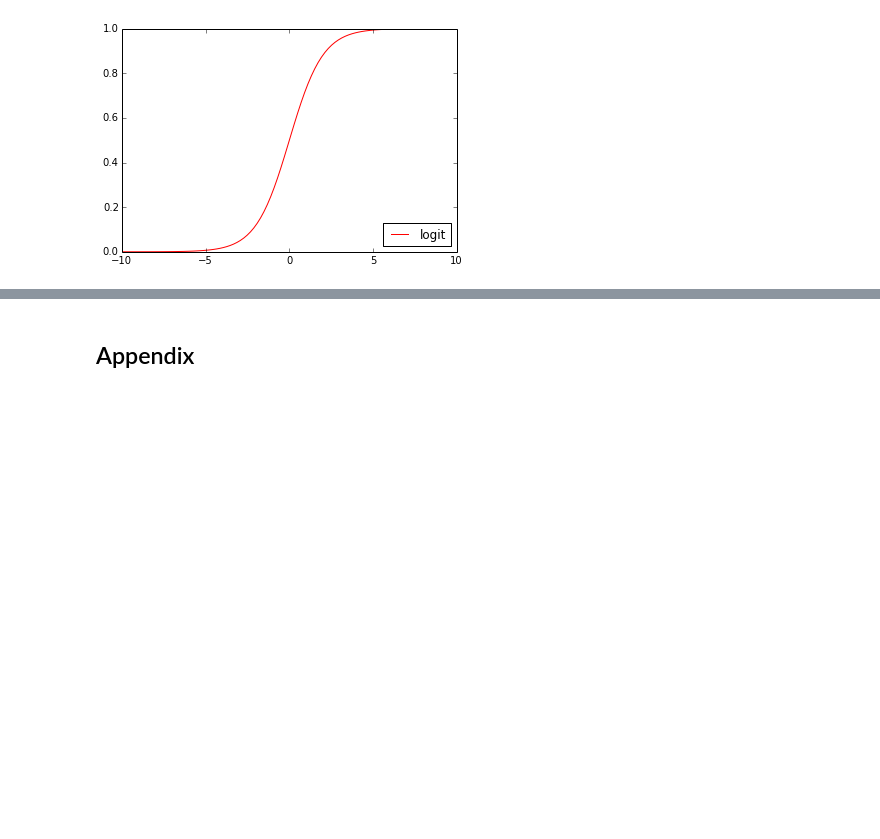
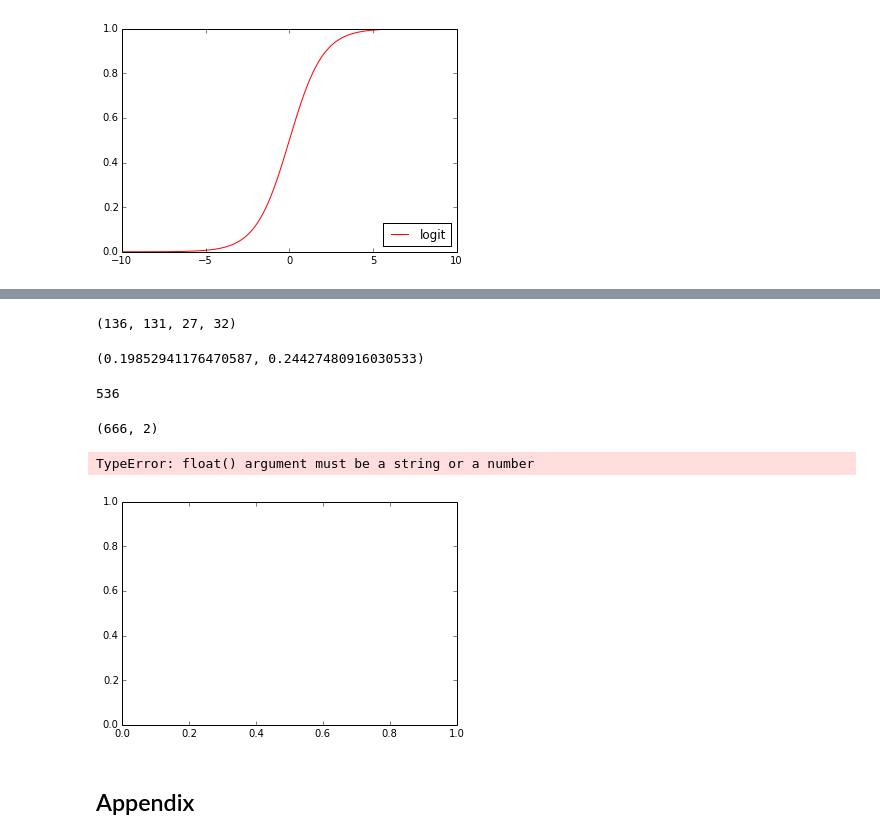
Before and after one commit to 5x5x5x5/kin, a Jupyter notebook: practice.ipynb, the cells around one changed output, grey strips where cells are left out. Saved outputs shown, nothing was run; the diff lists cells and outputs as text; code cells hidden in the pictures; blank space fills up the shorter version.

```diff
--- a/practice.ipynb
+++ b/practice.ipynb
@@ -184,0 +192,17 @@ plt.legend(loc='lower right')
+# %%
+from sklearn.preprocessing import StandardScaler
+from collections import OrderedDict
+from sklearn.neighbors import KNeighborsClassifier
+
+
+# get feature/predictor matrix as numpy array
+X, y = df[['balance', 'income']].values, np.where(df.default == 'No', 0, 1)
+
+# create 80%-20% train-test split
+X_train, X_test, y_train, y_test = train_test_split(X, y, test_size=0.4, random_state=1)
+
+# standardize data
+scaler = StandardScaler().fit(X_train)
+
+est = KNeighborsClassifier(1)
+est.fit(X_train, y_train)
@@ -185,3 +231,29 @@ plt.legend(loc='lower right')
+# %%
+t_pos = (y_predict == 1).sum()
+t_neg = (y_predict == 0).sum()
+f_neg = (errors == 1).sum()
+f_pos = (errors == -1).sum()
+t_pos, t_neg, f_pos, f_neg
+# %% [output]
+(136, 131, 27, 32)
+# %%
+f_pos/t_pos, f_neg/t_neg
+# %% [output]
+(0.19852941176470587, 0.24427480916030533)
+# %%
+q = 78 + 56
+q * 4
+# %% [output]
+536
+# %%
+X.shape
+# %% [output]
+(666, 2)
+# %%
+plot(est)
+# %% [output]
+TypeError: float() argument must be a string or a number
+[figure, added]
 # %% [markdown]
 ## Appendix
 # %%
```
Also changed, not shown: parts of 8 cells of this notebook, 1 other file.
